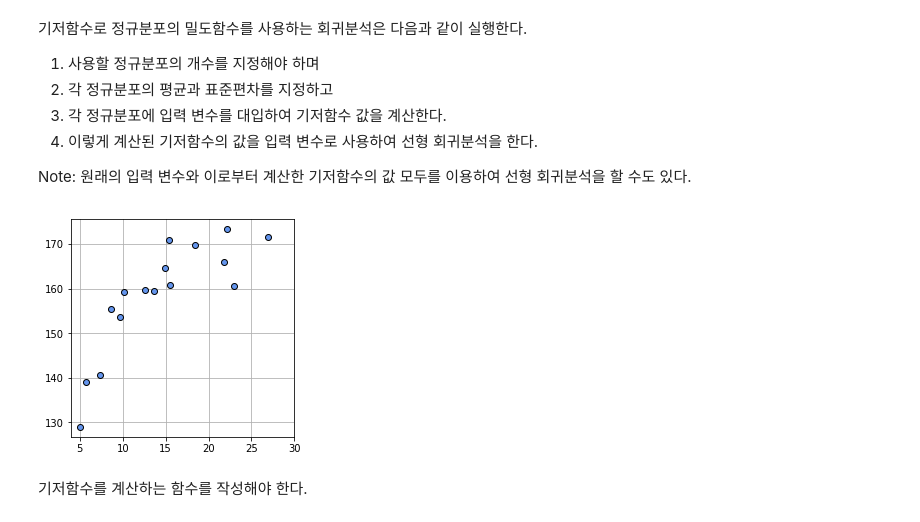
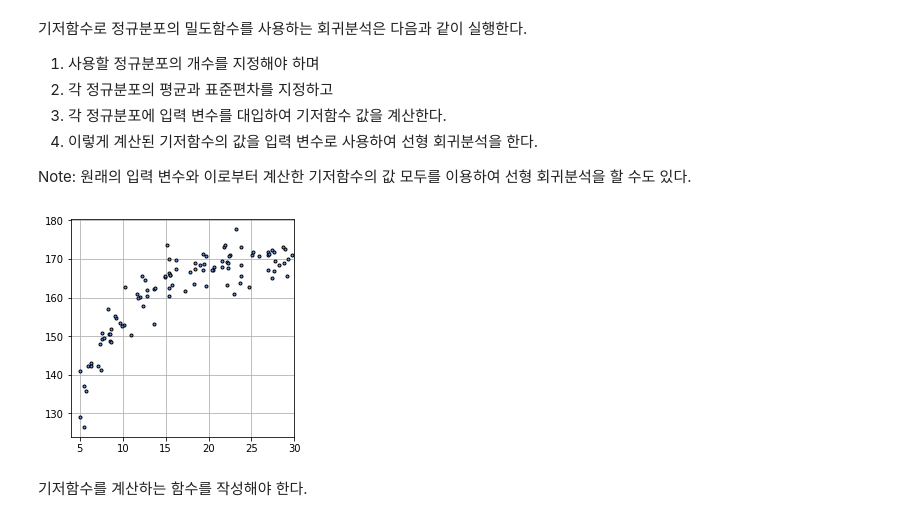
Before and after one commit to joongyang/Machine-Learning-by-Examples, a Jupyter notebook: Chapter5.ipynb, the cells around one changed output. Saved outputs shown, nothing was run; the diff lists cells and outputs as text; code cells hidden in the pictures.

```diff
--- a/Chapter5.ipynb
+++ b/Chapter5.ipynb
@@ -488,7 +488,7 @@ np.random.seed(seed=1)            # 실행할 때마다 동일한 자료가 생
                                   # 난수 발생 함수의 초기값을 지정한다.
 X_min = 4                         # 입력 변수 X의 하한
 X_max = 30                        # 입력 변수 X의 상한
-X_n = 16                          # 발생할 입력 변수 값의 개수 = 자료의 개수
+X_n = 100                          # 발생할 입력 변수 값의 개수 = 자료의 개수
 X = 5 + 25 * np.random.rand(X_n)  # 16개의 입력 변수 값 생성
 Prm_c = [170, 108, 0.2]           # output의 값을 생성할 때 사용할 함수의 계수를 지정한다.
 T = Prm_c[0] - Prm_c[1] * np.exp(-Prm_c[2] * X) \
@@ -496,17 +496,17 @@ T = Prm_c[0] - Prm_c[1] * np.exp(-Prm_c[2] * X) \
 np.savez('ch5_data.npz', X=X, X_min=X_min, X_max=X_max, X_n=X_n, T=T) # (B)
 # %%
 plt.figure(figsize=(4, 4))
-plt.plot(X, T, marker='o', linestyle='None',
+plt.plot(X, T, marker='.', linestyle='None',
          markeredgecolor='black', color='cornflowerblue')
 
 # marker: https://matplotlib.org/3.1.1/api/markers_api.html
 # linestyle: https://matplotlib.org/2.1.2/api/_as_gen/matplotlib.lines.Line2D.html#matplotlib.lines.Line2D.set_linestyle
 # 실선, 점선, 파선, 쇄선(1점 쇄선, 2점 쇄선 ...)
 plt.xlim(X_min, X_max)
 plt.grid(True)
 plt.show()
 # %% [output]
-[figure, old version]
+[figure, new version]
 # %%
 # --- 리스트 5-2-(1)
 import numpy as np
```
Also changed, not shown: parts of 58 cells of this notebook.
